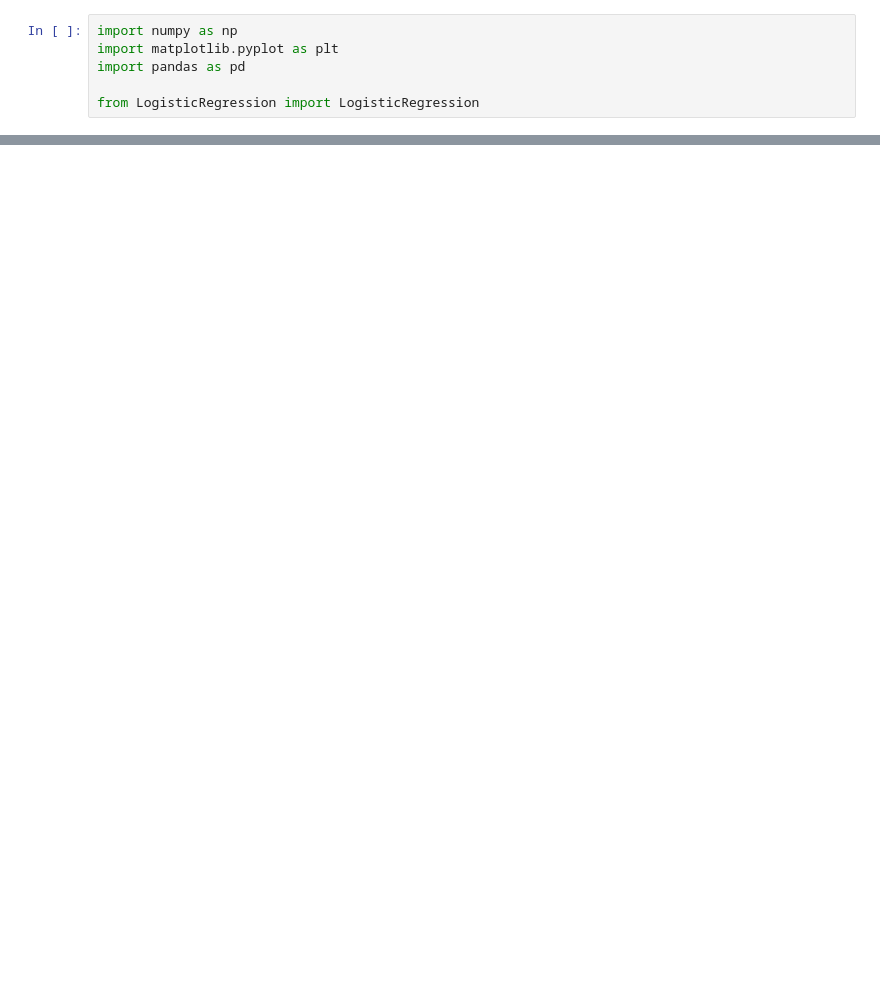
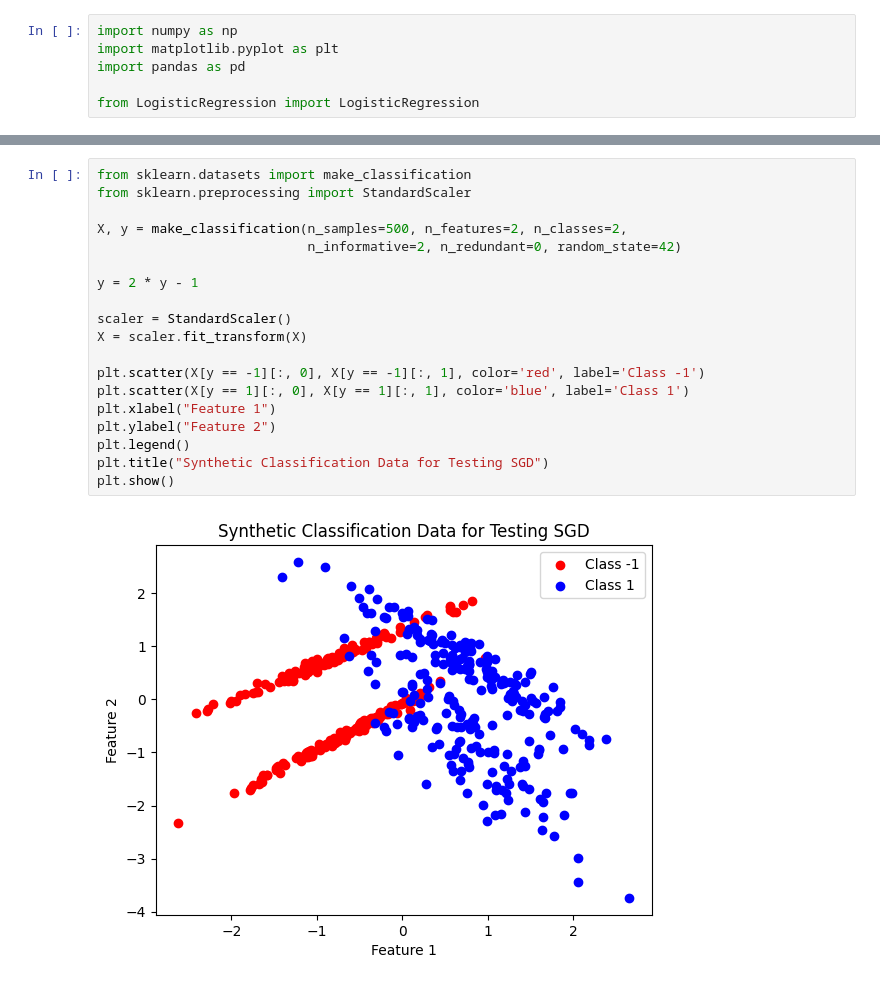
Before and after one commit to andrewmalley725/ml-from-scratch, a Jupyter notebook: LogisticRegression/logistic_classifier.ipynb, the cells around one changed output, grey strips where cells are left out. Saved outputs shown, nothing was run; the diff lists cells and outputs as text; blank space fills up the shorter version.

```diff
--- a/LogisticRegression/logistic_classifier.ipynb
+++ b/LogisticRegression/logistic_classifier.ipynb
@@ -59,0 +60,21 @@ plt.show()
+# %%
+from sklearn.datasets import make_classification
+from sklearn.preprocessing import StandardScaler
+
+X, y = make_classification(n_samples=500, n_features=2, n_classes=2,
+                           n_informative=2, n_redundant=0, random_state=42)
+
+y = 2 * y - 1
+
+scaler = StandardScaler()
+X = scaler.fit_transform(X)
+
+plt.scatter(X[y == -1][:, 0], X[y == -1][:, 1], color='red', label='Class -1')
+plt.scatter(X[y == 1][:, 0], X[y == 1][:, 1], color='blue', label='Class 1')
+plt.xlabel("Feature 1")
+plt.ylabel("Feature 2")
+plt.legend()
+plt.title("Synthetic Classification Data for Testing SGD")
+plt.show()
+# %% [output]
+[figure, added]
```
Also changed, not shown: parts of 5 cells of this notebook, 1 other file.
